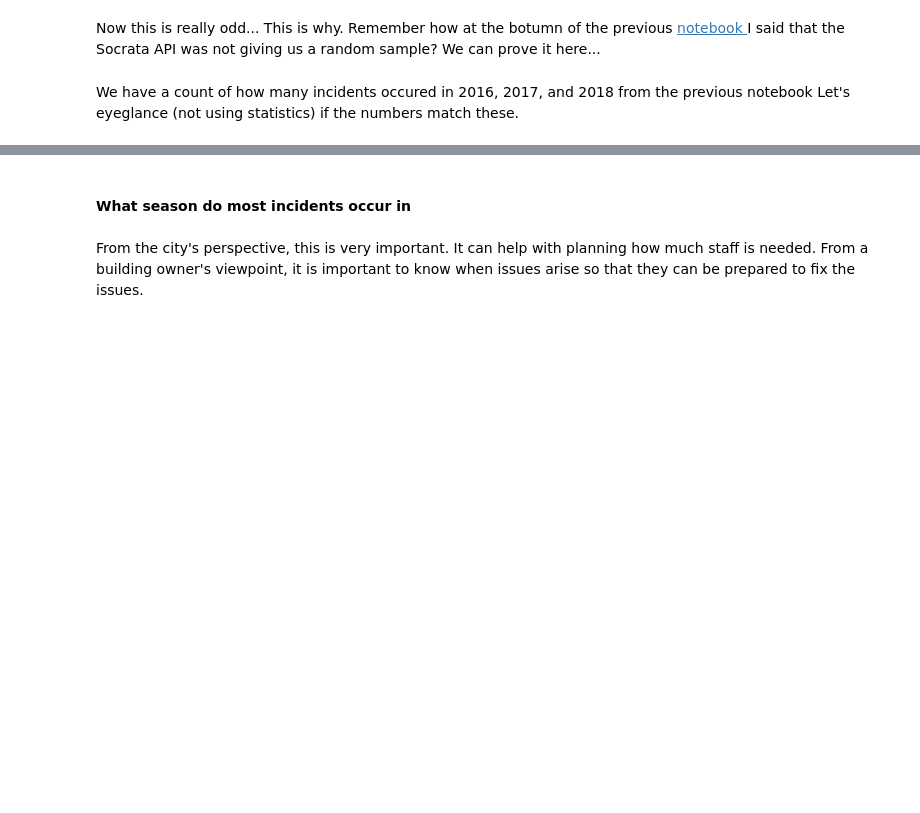
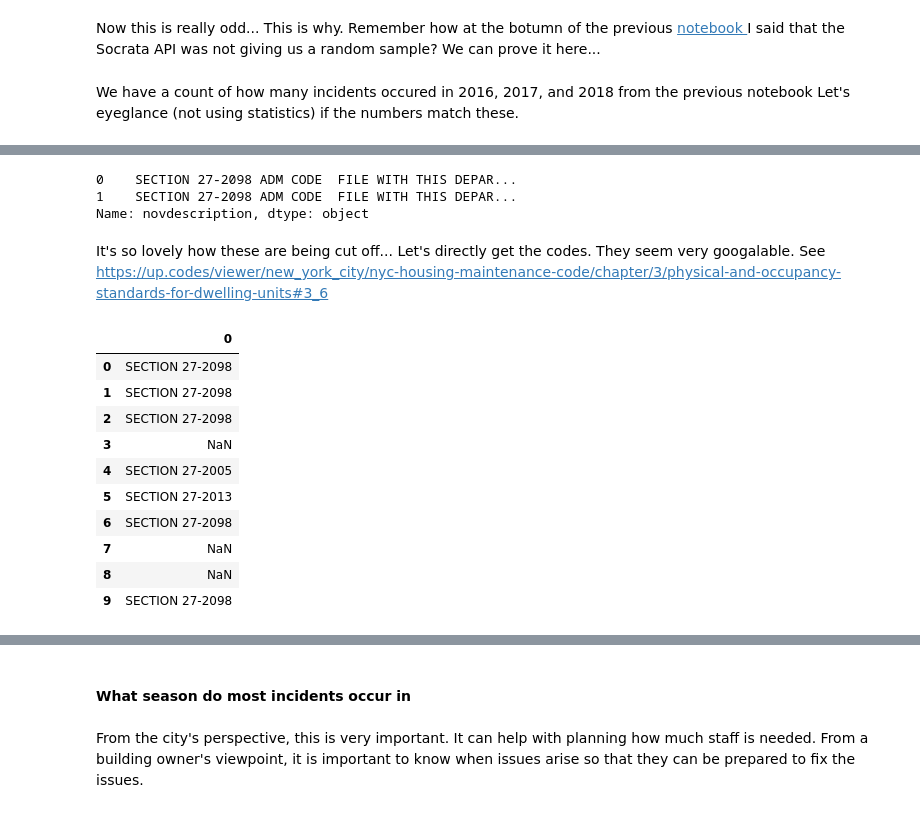
Before and after one commit to harisx91/NYCHousingMaintenanceCodeProject, a Jupyter notebook: notebooks/HousingViolationDataSetEda.ipynb, the cells around one changed output, grey strips where cells are left out. Cells and saved outputs as stored; diff of their text form; code cells hidden in the pictures; blank space fills up the shorter version.

```diff
--- a/notebooks/HousingViolationDataSetEda.ipynb
+++ b/notebooks/HousingViolationDataSetEda.ipynb
@@ -129,0 +157,25 @@ And by inspection on the graph... we can clearly see that this ratio does not ho
+# %%
+dismiss = df[df.currentstatus == 'VIOLATION DISMISSED'].reset_index()
+dismiss.novdescription.head(2)
+# %% [output]
+0    SECTION 27-2098 ADM CODE  FILE WITH THIS DEPAR...
+1    SECTION 27-2098 ADM CODE  FILE WITH THIS DEPAR...
+Name: novdescription, dtype: object
+# %% [markdown]
+It's so lovely how these are being cut off...
+Let's directly get the codes. They seem very googalable.
+See https://up.codes/viewer/new_york_city/nyc-housing-maintenance-code/chapter/3/physical-and-occupancy-standards-for-dwelling-units#3_6
+# %%
+dismiss.novdescription.str.extract('(SECTION [0-9]{2}-[0-9]{4})').head(10)
+# %% [output]
+|  | 0 |
+| 0 | SECTION 27-2098 |
+| 1 | SECTION 27-2098 |
+| 2 | SECTION 27-2098 |
+| 3 | NaN |
+| 4 | SECTION 27-2005 |
+| 5 | SECTION 27-2013 |
+| 6 | SECTION 27-2098 |
+| 7 | NaN |
+| 8 | NaN |
+| 9 | SECTION 27-2098 |
```
Also changed, not shown: parts of 41 cells of this notebook, 2 other files.
